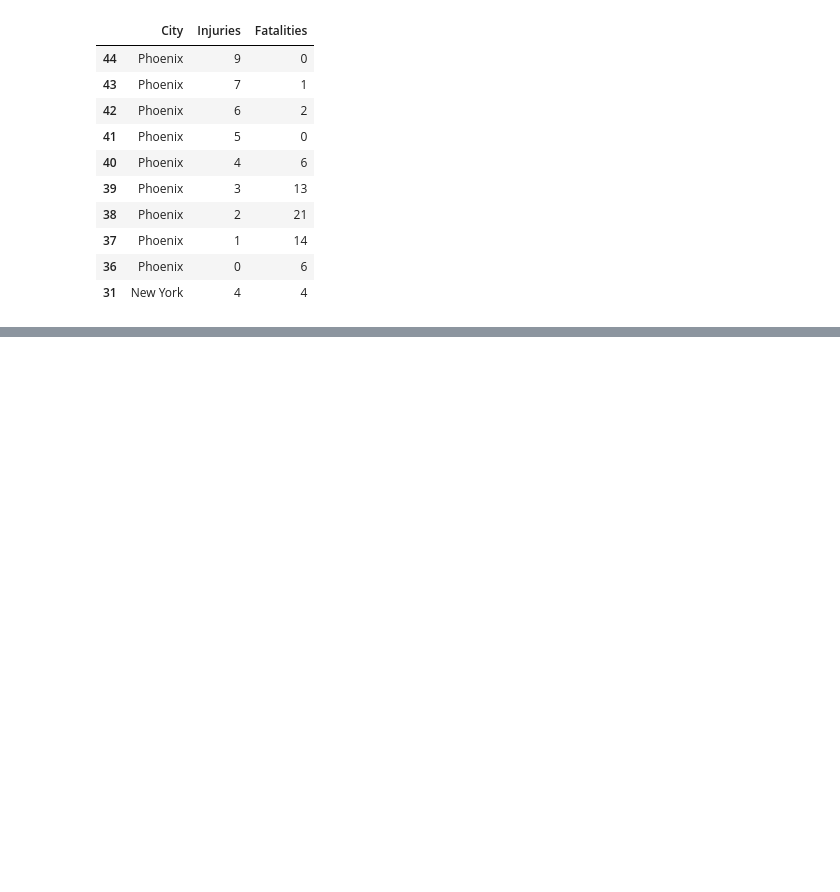
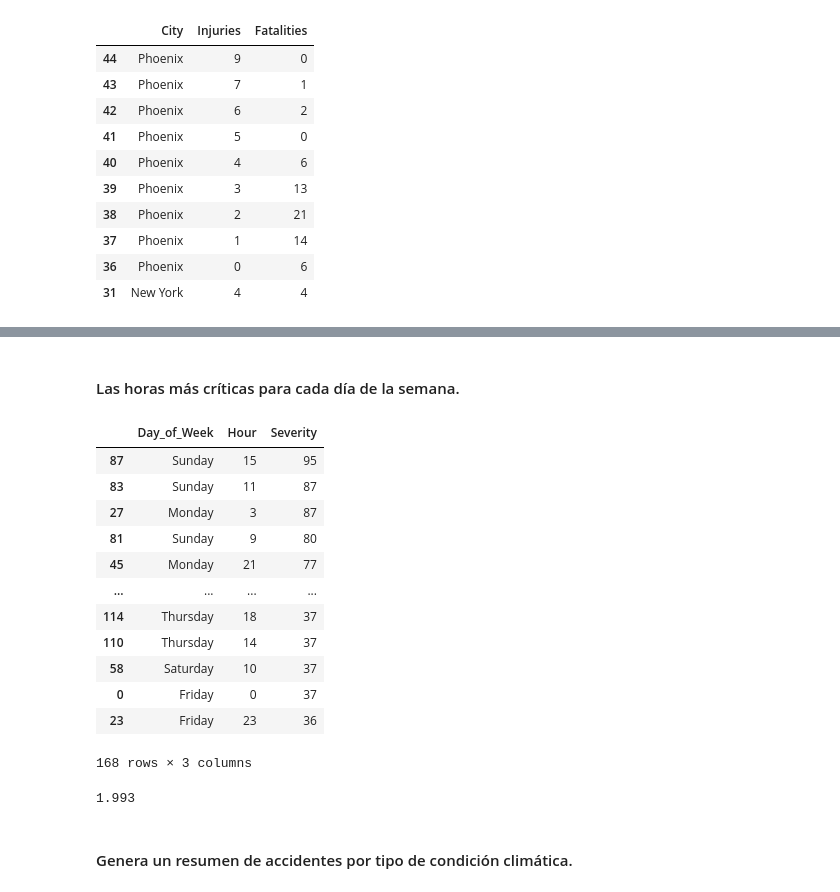
Before and after one commit to N1CKWEB/Proyecto-de-An-lisis-Exploratorio-de-Accidentes-de-Tr-nsitos, a Jupyter notebook: Project_dataset_accidents.ipynb, the cells around one changed output, grey strips where cells are left out. Drawn from its saved outputs; the diff is of its cells as text; code cells hidden in the pictures; blank space fills up the shorter version.

```diff
--- a/Project_dataset_accidents.ipynb
+++ b/Project_dataset_accidents.ipynb
@@ -312,7 +312,7 @@ New York       0.995356
 Phoenix        0.976750
 Name: Severity, dtype: float64
 # %%
-df['Averagee Injuries']=df['Injuries'].mean()
+df['Average Injuries']=df['Injuries'].mean()
 # %%
 df['Average Fatalities']=df['Fatalities'].mean()
 df
@@ -347,0 +365,26 @@ injuries_fatalities.sort_values(by='City',ascending=False).head(10)
+# %% [markdown]
+#### Las horas más críticas para cada día de la semana.
+# %%
+hour_severity_day_of_week=df.groupby(['Day_of_Week','Hour'])['Severity'].sum().reset_index()
+hour_severity_day_of_week.sort_values(by=['Severity','Hour'],ascending=False)
+# %% [output]
+|  | Day_of_Week | Hour | Severity |
+| 87 | Sunday | 15 | 95 |
+| 83 | Sunday | 11 | 87 |
+| 27 | Monday | 3 | 87 |
+| 81 | Sunday | 9 | 80 |
+| 45 | Monday | 21 | 77 |
+| ... | ... | ... | ... |
+| 114 | Thursday | 18 | 37 |
+| 110 | Thursday | 14 | 37 |
+| 58 | Saturday | 10 | 37 |
+| 0 | Friday | 0 | 37 |
+| 23 | Friday | 23 | 36 |
+168 rows × 3 columns
+# %%
+severity=df['Severity'].mean()
+severity
+# %% [output]
+1.993
+# %% [markdown]
+#### Genera un resumen de accidentes por tipo de condición climática.
```
Also changed, not shown: parts of 16 cells of this notebook.
